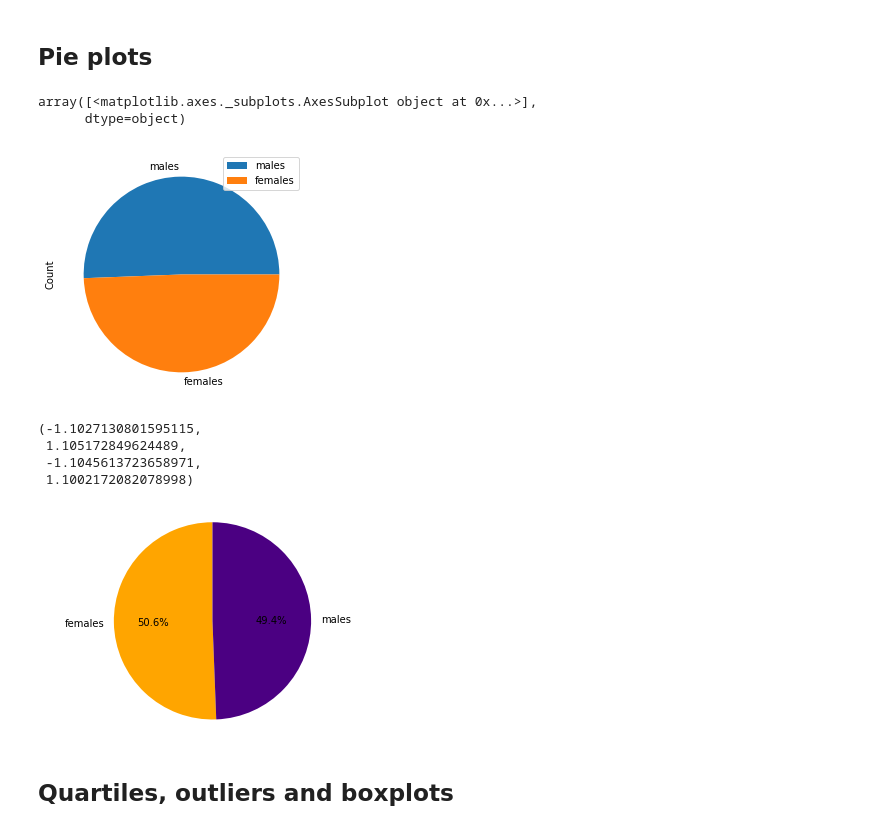
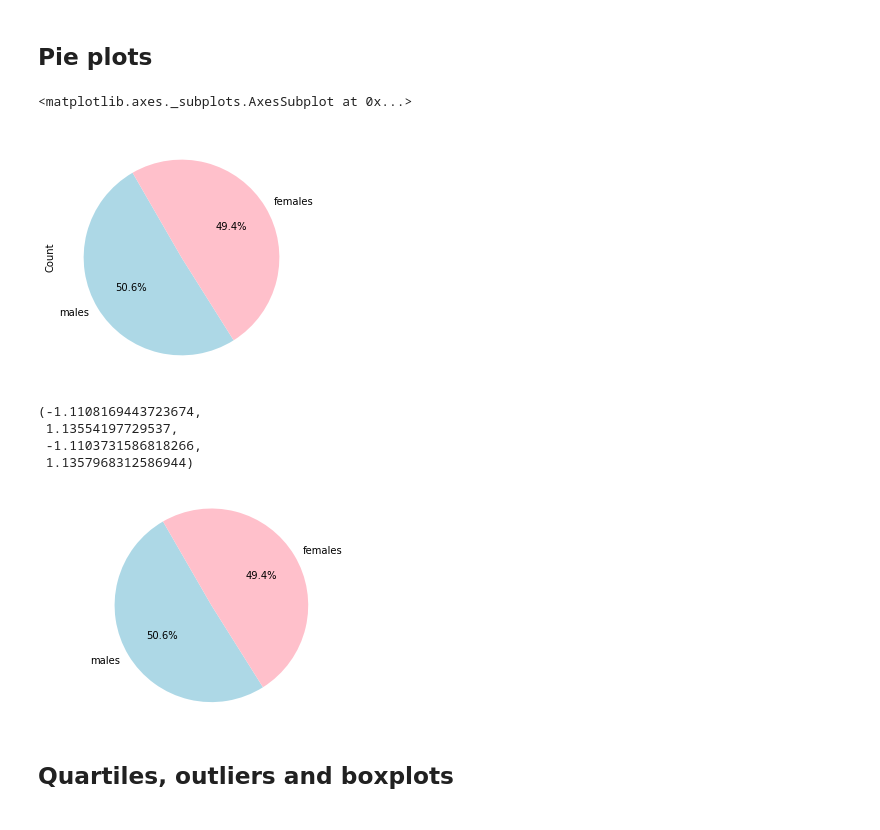
Before and after one commit to informidas/matplotlib-challenge, a Jupyter notebook: pymaceuticals_starter.ipynb, the cells around one changed output. Drawn from its saved outputs; the diff is of its cells as text; code cells hidden in the pictures.

```diff
--- a/pymaceuticals_starter.ipynb
+++ b/pymaceuticals_starter.ipynb
@@ -162,39 +196,42 @@ female_count = female_mice["Sex"]
 # %%
 # Generate a pie plot showing the distribution of female versus male mice using pandas
 
 df = pd.DataFrame({"Count": [male_count, female_count]},
                    index=["males", "females"])
 
-df.plot.pie(y="Count", figsize=(4.5, 4.5), subplots=True, rot=180)
+sizes = [male_count, female_count]
+
+colors = ["lightblue", "pink"]
+
+df.plot.pie(y="Count", figsize=(4.5, 4.5), subplots=False, startangle=120, colors=colors, autopct="%1.1f%%", legend=False)
 # %% [output]
-array([<matplotlib.axes._subplots.AxesSubplot object at 0x...>],
-      dtype=object)
+<matplotlib.axes._subplots.AxesSubplot at 0x...>
-[figure, old version]
+[figure, new version]
 # %%
 # Generate a pie plot showing the distribution of female versus male mice using pyplot
 
 
 # Labels for the sections of our pie chart
-labels = ["females", "males"]
+labels = ["males", "females"]
 
 # The values of each section of the pie chart
 sizes = [male_count, female_count]
 
 # The colors of each section of the pie chart
-colors = ["orange", "indigo"]
+colors = ["lightblue", "pink"]
 
 # Tells matplotlib to seperate the "Humans" section from the others
 #explode = (0.1, 0, 0, 0)
 
 plt.pie(sizes, labels=labels, colors=colors,
-        autopct="%1.1f%%", shadow=False, startangle=90)
+        autopct="%1.1f%%", shadow=False, startangle=120)
 
 plt.axis("equal")
 # %% [output]
-(-1.1027130801595115,
- 1.105172849624489,
- -1.1045613723658971,
- 1.1002172082078998)
+(-1.1108169443723674,
+ 1.13554197729537,
+ -1.1103731586818266,
+ 1.1357968312586944)
-[figure, old version]
+[figure, new version]
 # %% [markdown]
 ## Quartiles, outliers and boxplots
```
Also changed, not shown: parts of 13 cells of this notebook.
